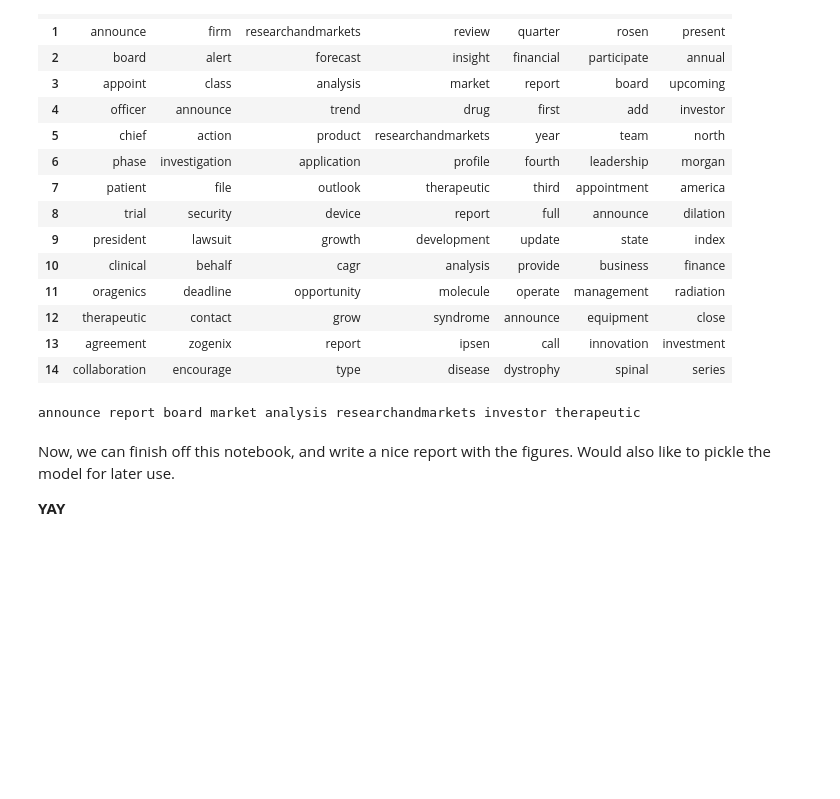
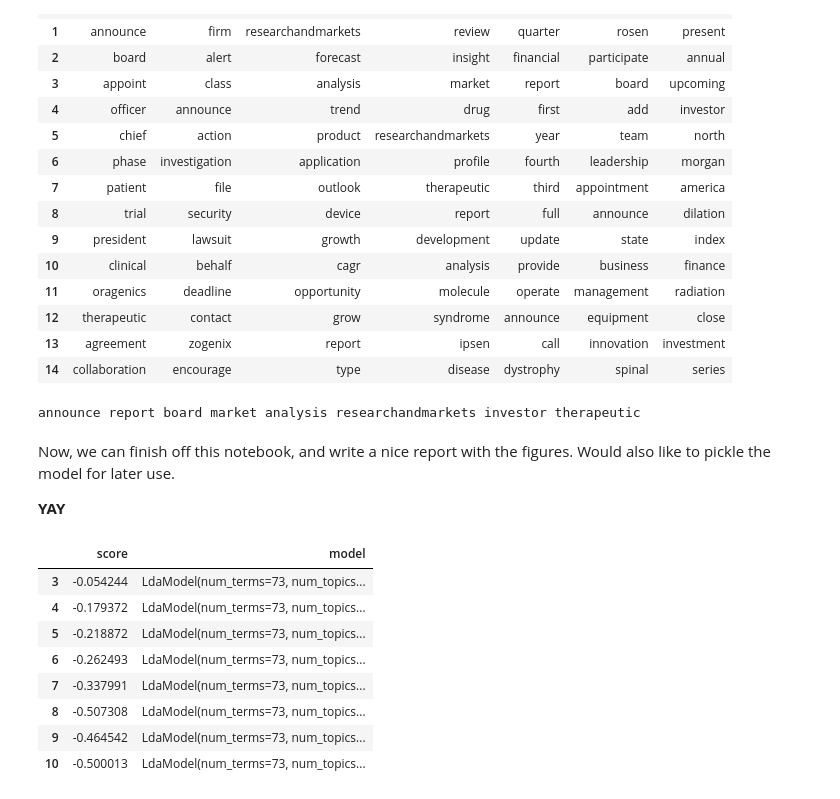
Before and after one commit to mikebrowne/BioPharmaceuticalFactorModel, a Jupyter notebook: notebooks/exploratory/05-TopicModelling-NotesAndPlayground.ipynb, the cells around one changed output. Cells and saved outputs as stored; diff of their text form; code cells hidden in the pictures; blank space fills up the shorter version.

```diff
--- a/notebooks/exploratory/05-TopicModelling-NotesAndPlayground.ipynb
+++ b/notebooks/exploratory/05-TopicModelling-NotesAndPlayground.ipynb
@@ -766,0 +779,12 @@ Now, we can finish off this notebook, and write a nice report with the figures.
+# %%
+LDA_holder.models.model_df
+# %% [output]
+|  | score | model |
+| 3 | -0.054244 | LdaModel(num_terms=73, num_topics... |
+| 4 | -0.179372 | LdaModel(num_terms=73, num_topics... |
+| 5 | -0.218872 | LdaModel(num_terms=73, num_topics... |
+| 6 | -0.262493 | LdaModel(num_terms=73, num_topics... |
+| 7 | -0.337991 | LdaModel(num_terms=73, num_topics... |
+| 8 | -0.507308 | LdaModel(num_terms=73, num_topics... |
+| 9 | -0.464542 | LdaModel(num_terms=73, num_topics... |
+| 10 | -0.500013 | LdaModel(num_terms=73, num_topics... |
```
Also changed, not shown: parts of 4 cells of this notebook, 5 other files.
